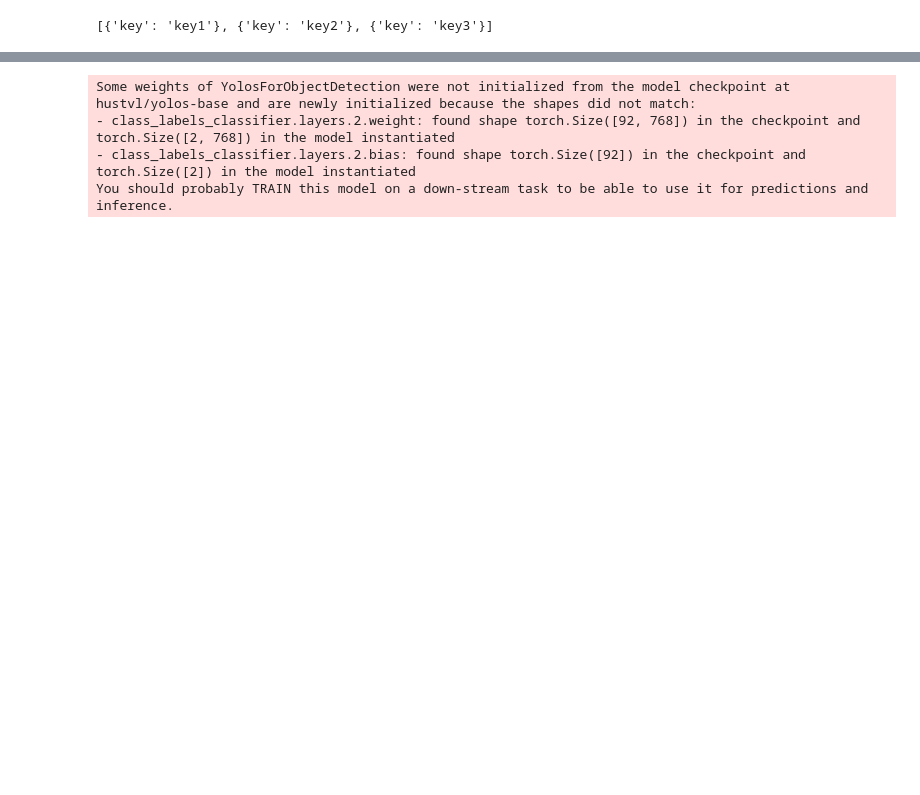
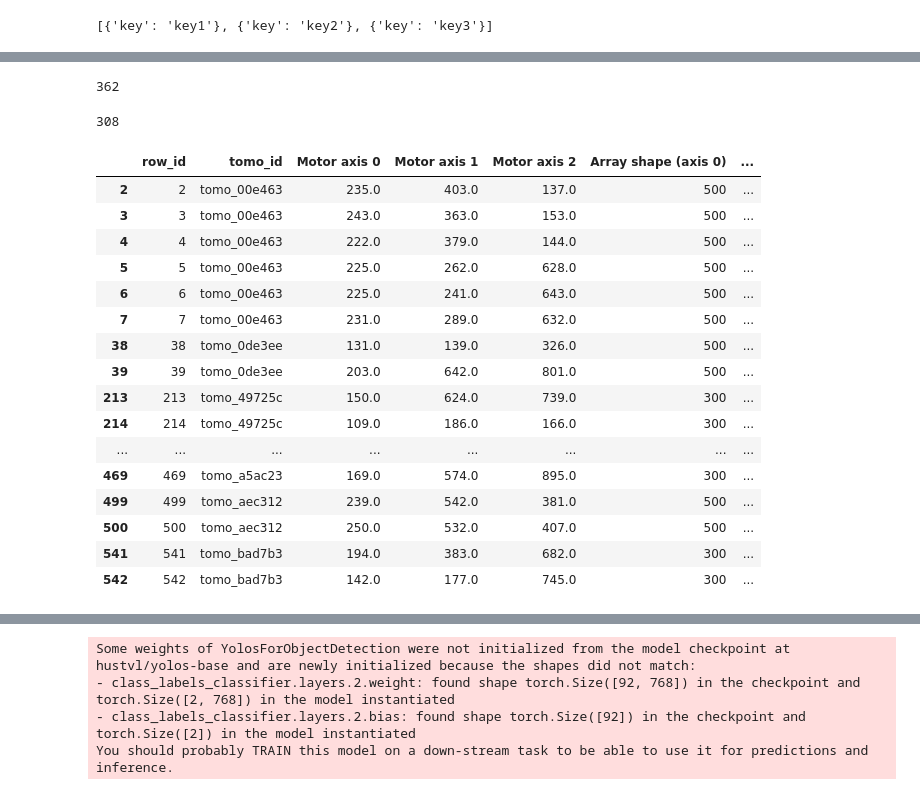
Before and after one commit to joche-n/Capstone, a Jupyter notebook: yolos_1.ipynb, the cells around one changed output, grey strips where cells are left out. Saved outputs shown, nothing was run; the diff lists cells and outputs as text; code cells hidden in the pictures; blank space fills up the shorter version.

```diff
--- a/yolos_1.ipynb
+++ b/yolos_1.ipynb
@@ -361,0 +247,42 @@ print(len(indices_test_det)+len(indices_test_empt))
+# %%
+len(df[df["Number of motors"]>0]["tomo_id"].unique())
+# %% [output]
+362
+# %%
+tomot_with_motor_list=df[df["Number of motors"]>0]["tomo_id"].unique()
+
+
+split = 0.15
+size_det = len(tomot_with_motor_list)
+
+
+test_split_len = int(size_det*split)
+
+
+test_tomos = np.random.choice(tomot_with_motor_list, replace=False, size=test_split_len)
+
+train_tomos=np.array([])
+
+train_tomos=[np.append(train_tomos,tomo)for tomo in tomot_with_motor_list if tomo not in test_tomos]
+# %% [output]
+308
+# %%
+df[(df["tomo_id"].isin(test_tomos))&(df["Number of motors"]>1)]
+# %% [output]
+|  | row_id | tomo_id | Motor axis 0 | Motor axis 1 | Motor axis 2 | Array shape (axis 0) | ... |
+| 2 | 2 | tomo_00e463 | 235.0 | 403.0 | 137.0 | 500 | ... |
+| 3 | 3 | tomo_00e463 | 243.0 | 363.0 | 153.0 | 500 | ... |
+| 4 | 4 | tomo_00e463 | 222.0 | 379.0 | 144.0 | 500 | ... |
+| 5 | 5 | tomo_00e463 | 225.0 | 262.0 | 628.0 | 500 | ... |
+| 6 | 6 | tomo_00e463 | 225.0 | 241.0 | 643.0 | 500 | ... |
+| 7 | 7 | tomo_00e463 | 231.0 | 289.0 | 632.0 | 500 | ... |
+| 38 | 38 | tomo_0de3ee | 131.0 | 139.0 | 326.0 | 500 | ... |
+| 39 | 39 | tomo_0de3ee | 203.0 | 642.0 | 801.0 | 500 | ... |
+| 213 | 213 | tomo_49725c | 150.0 | 624.0 | 739.0 | 300 | ... |
+| 214 | 214 | tomo_49725c | 109.0 | 186.0 | 166.0 | 300 | ... |
+| ... | ... | ... | ... | ... | ... | ... | ... |
+| 469 | 469 | tomo_a5ac23 | 169.0 | 574.0 | 895.0 | 300 | ... |
+| 499 | 499 | tomo_aec312 | 239.0 | 542.0 | 381.0 | 500 | ... |
+| 500 | 500 | tomo_aec312 | 250.0 | 532.0 | 407.0 | 500 | ... |
+| 541 | 541 | tomo_bad7b3 | 194.0 | 383.0 | 682.0 | 300 | ... |
+| 542 | 542 | tomo_bad7b3 | 142.0 | 177.0 | 745.0 | 300 | ... |
```
Also changed, not shown: parts of 21 cells of this notebook, 4 other files.
